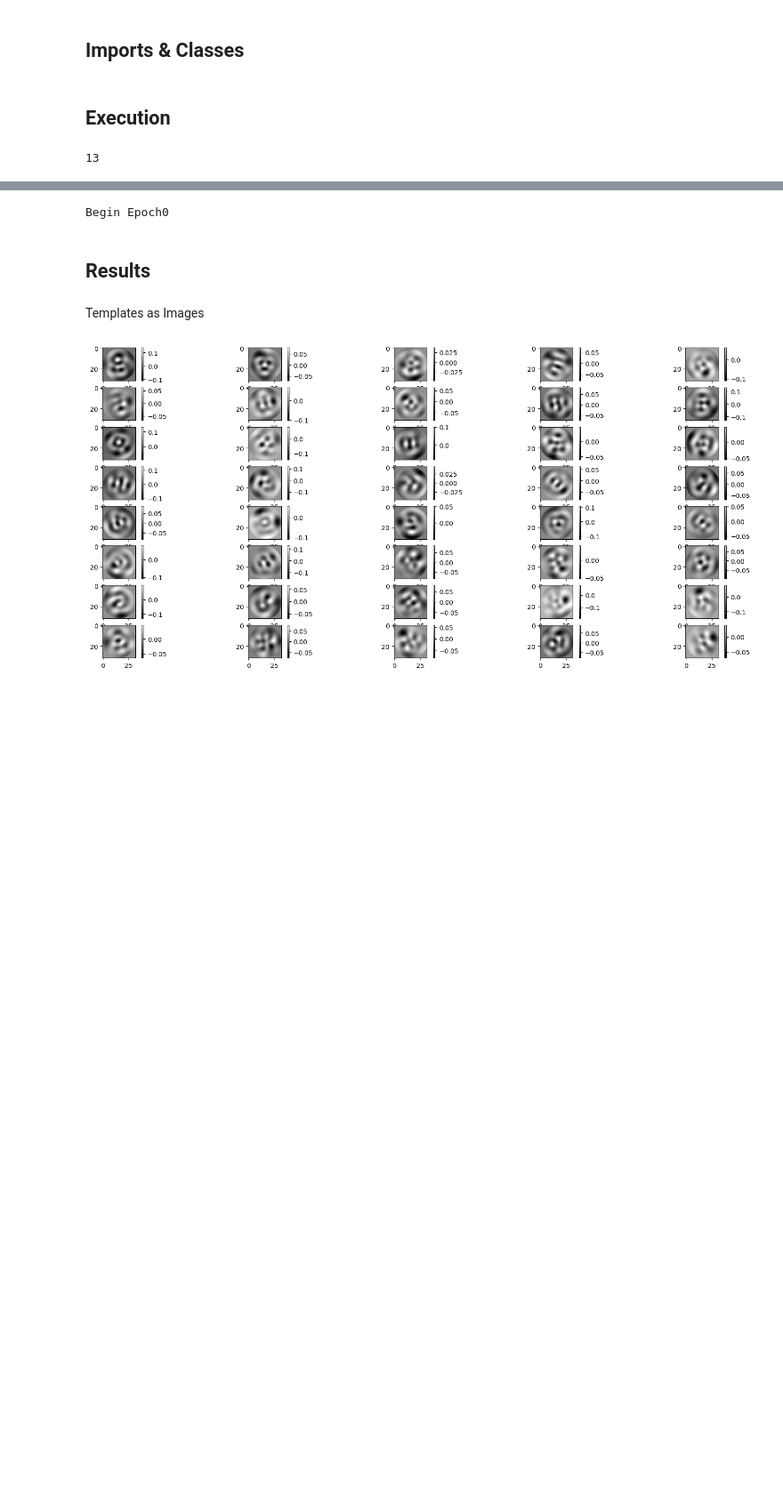
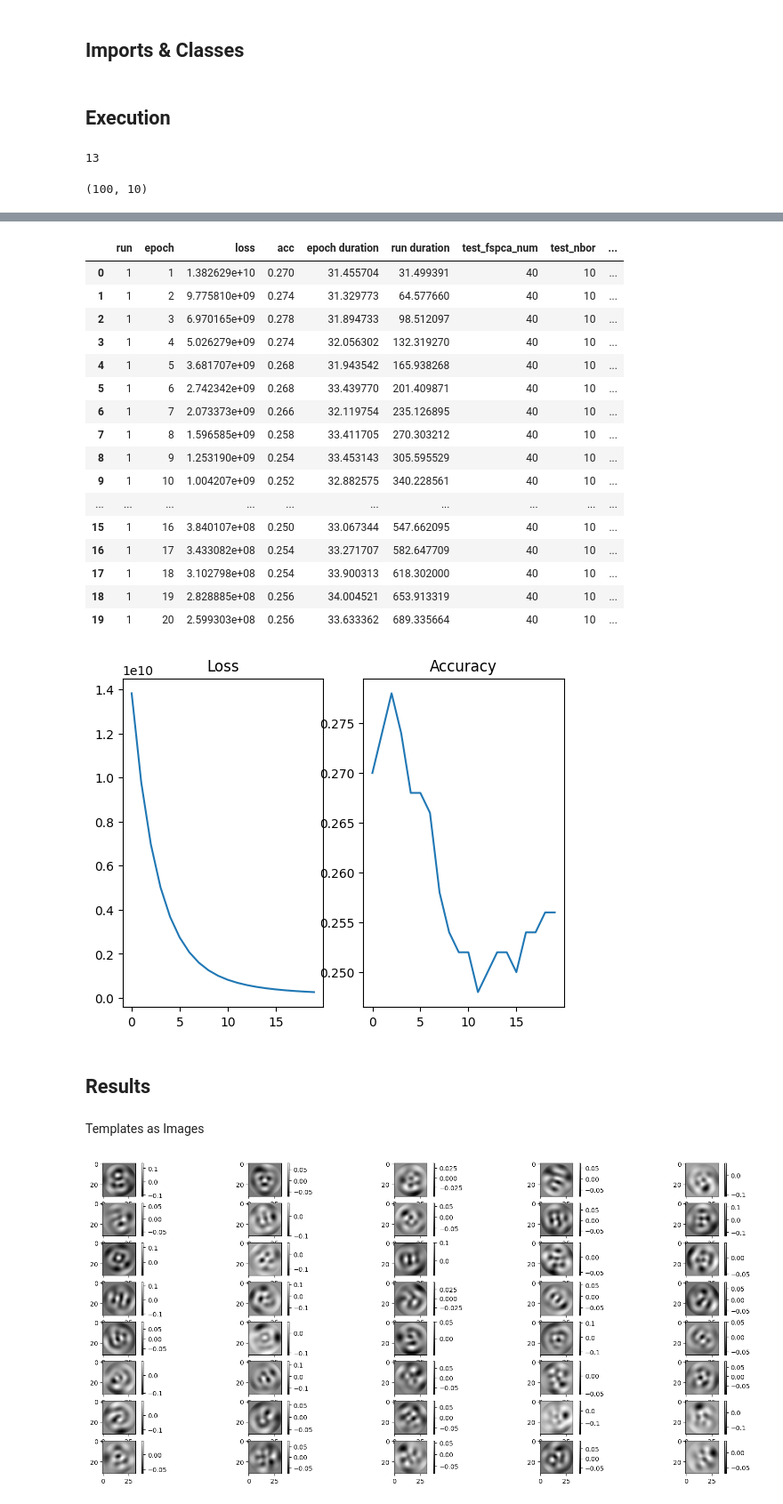
Before and after one commit to yqaddur1/ASPIRE-Python, a Jupyter notebook: aspire-code/volume/max_trainer.ipynb, the cells around one changed output, grey strips where cells are left out. Shown at 89% size. Cells and saved outputs as stored; diff of their text form; code cells hidden in the pictures; blank space fills up the shorter version.

```diff
--- a/aspire-code/volume/max_trainer.ipynb
+++ b/aspire-code/volume/max_trainer.ipynb
@@ -646,21 +740,37 @@ src = projection_src(map_path = "map_data/emd_14930.map.gz", sim = "medium")
+# %%
+#src = projection_src(map_path = "map_data/emd_14930.map.gz", sim = "extra_small")
+src = simulation_src(img_size = 32, num_images = 300)
+src_rot_vecs = BasisComputer.rotation_vectors(src)
+src_nearest_inners = BasisComputer.nearest_inners(10, src_rot_vecs)[0]
+#srcTest, noisy_srcTest, trueNgh = gaussian_2D_mix(L = 32, N = 160)
+# %%
+src_nearest_inners.shape
+# %% [output]
+(100, 10)
 # %%
+pca_comp = 40
+nbor = 10
 
 params = OrderedDict(
 # Source
 src = [src],
+test_src = [src],
+test_true_ngh = [src_nearest_inners],
+test_fspca_num = [pca_comp],
+test_nbor = [nbor],
 # Basis Params
-num_neighbors = [10], # How many neighbors
-num_components = [400], # How many FSPCA components
+num_neighbors = [nbor], # How many neighbors training
+num_components = [pca_comp], # How many FSPCA components training
 # Data Params
-batch_size = [1],
+batch_size = [None],
 # Model Params
-num_templates_init = [70],
+num_templates_init = [20],
 Z_init = [None],
 # Optimizer Params
 lr = [0.2],
-momentum = [0.9],
-steps = [10],
+momentum = [0.1],
+steps = [20],
 )
 
-train_model(params)
+train_model(params, comment = "")
 # %% [output]
@@ -676,4 +777,21 @@ train_model(params)
-Begin Epoch0
+|  | run | epoch | loss | acc | epoch duration | run duration | test_fspca_num | test_nbor | ... |
+| 0 | 1 | 1 | 1.382629e+10 | 0.270 | 31.455704 | 31.499391 | 40 | 10 | ... |
+| 1 | 1 | 2 | 9.775810e+09 | 0.274 | 31.329773 | 64.577660 | 40 | 10 | ... |
+| 2 | 1 | 3 | 6.970165e+09 | 0.278 | 31.894733 | 98.512097 | 40 | 10 | ... |
+| 3 | 1 | 4 | 5.026279e+09 | 0.274 | 32.056302 | 132.319270 | 40 | 10 | ... |
+| 4 | 1 | 5 | 3.681707e+09 | 0.268 | 31.943542 | 165.938268 | 40 | 10 | ... |
+| 5 | 1 | 6 | 2.742342e+09 | 0.268 | 33.439770 | 201.409871 | 40 | 10 | ... |
+| 6 | 1 | 7 | 2.073373e+09 | 0.266 | 32.119754 | 235.126895 | 40 | 10 | ... |
+| 7 | 1 | 8 | 1.596585e+09 | 0.258 | 33.411705 | 270.303212 | 40 | 10 | ... |
+| 8 | 1 | 9 | 1.253190e+09 | 0.254 | 33.453143 | 305.595529 | 40 | 10 | ... |
+| 9 | 1 | 10 | 1.004207e+09 | 0.252 | 32.882575 | 340.228561 | 40 | 10 | ... |
+| ... | ... | ... | ... | ... | ... | ... | ... | ... | ... |
+| 15 | 1 | 16 | 3.840107e+08 | 0.250 | 33.067344 | 547.662095 | 40 | 10 | ... |
+| 16 | 1 | 17 | 3.433082e+08 | 0.254 | 33.271707 | 582.647709 | 40 | 10 | ... |
+| 17 | 1 | 18 | 3.102798e+08 | 0.254 | 33.900313 | 618.302000 | 40 | 10 | ... |
+| 18 | 1 | 19 | 2.828885e+08 | 0.256 | 34.004521 | 653.913319 | 40 | 10 | ... |
+| 19 | 1 | 20 | 2.599303e+08 | 0.256 | 33.633362 | 689.335664 | 40 | 10 | ... |
+[figure, added]
 # %%
 m.end_run()
 # %% [markdown]
```
Also changed, not shown: parts of 12 cells of this notebook, 13 other files.
